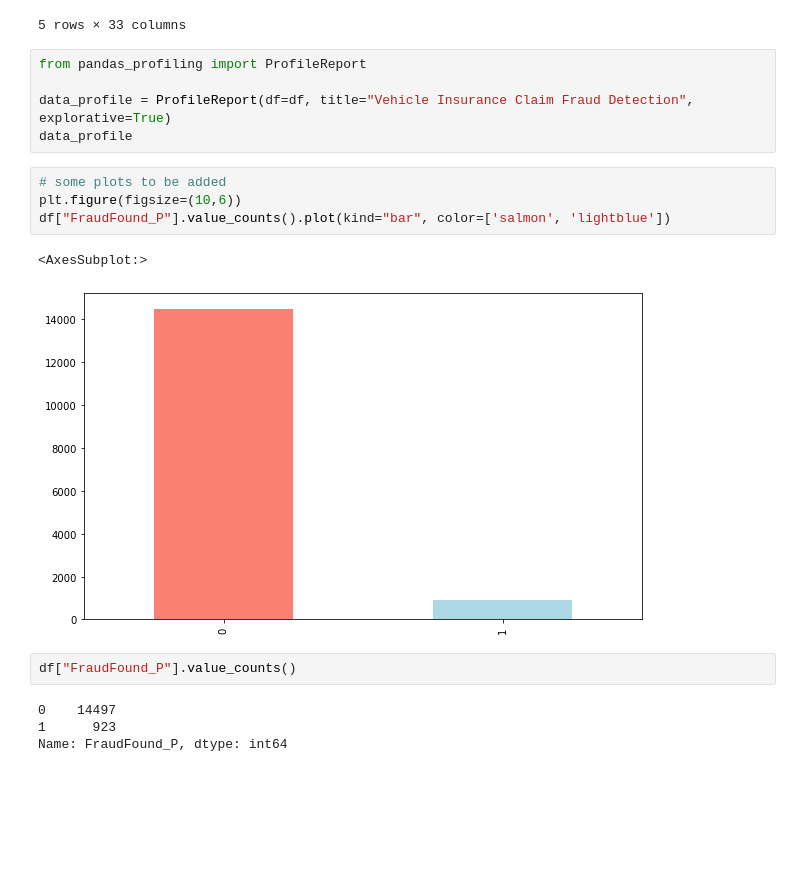
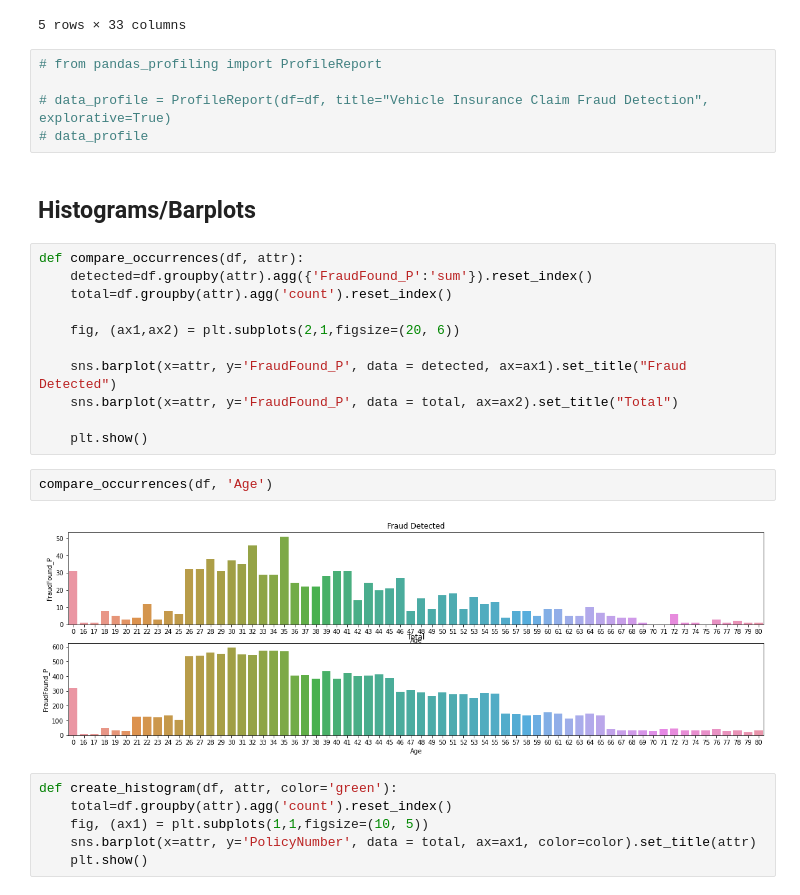
Before and after one commit to azywot/Mushroom-Classifier, a Jupyter notebook: preprocessed_scripts/data-analysis.ipynb, the cells around one changed output. Cells and saved outputs as stored; diff of their text form; blank space fills up the shorter version.

```diff
--- a/preprocessed_scripts/data-analysis.ipynb
+++ b/preprocessed_scripts/data-analysis.ipynb
@@ -78,20 +80,30 @@ df.head()
 | 4 | 5 | Monday | 5 | Jan | 1994 | Tuesday | Feb | ... |
 5 rows × 33 columns
 # %%
-from pandas_profiling import ProfileReport
+# from pandas_profiling import ProfileReport
 
-data_profile = ProfileReport(df=df, title="Vehicle Insurance Claim Fraud Detection", explorative=True)
-data_profile
+# data_profile = ProfileReport(df=df, title="Vehicle Insurance Claim Fraud Detection", explorative=True)
+# data_profile
-# %%
-# some plots to be added
-plt.figure(figsize=(10,6))
-df["FraudFound_P"].value_counts().plot(kind="bar", color=['salmon', 'lightblue'])
-# %% [output]
-<AxesSubplot:>
-[figure, removed]
-# %%
-df["FraudFound_P"].value_counts()
-# %% [output]
-0    14497
-1      923
-Name: FraudFound_P, dtype: int64
+# %% [markdown]
+## Histograms/Barplots
+# %%
+def compare_occurrences(df, attr):
+    detected=df.groupby(attr).agg({'FraudFound_P':'sum'}).reset_index()
+    total=df.groupby(attr).agg('count').reset_index()
+
+    fig, (ax1,ax2) = plt.subplots(2,1,figsize=(20, 6))
+
+    sns.barplot(x=attr, y='FraudFound_P', data = detected, ax=ax1).set_title("Fraud Detected")
+    sns.barplot(x=attr, y='FraudFound_P', data = total, ax=ax2).set_title("Total")
+
+    plt.show()
+# %%
+compare_occurrences(df, 'Age')
+# %% [output]
+[figure, added]
+# %%
+def create_histogram(df, attr, color='green'):
+    total=df.groupby(attr).agg('count').reset_index()
+    fig, (ax1) = plt.subplots(1,1,figsize=(10, 5))
+    sns.barplot(x=attr, y='PolicyNumber', data = total, ax=ax1, color=color).set_title(attr)
+    plt.show()
```
Also changed, not shown: parts of 6 cells of this notebook, 2 other files.
